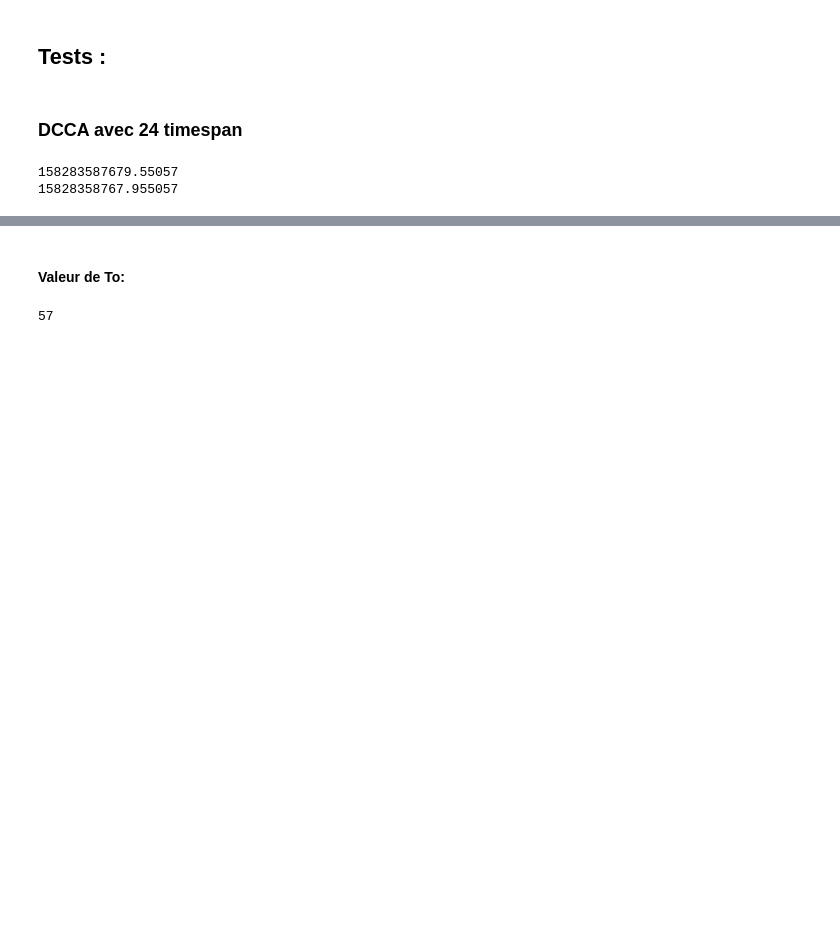
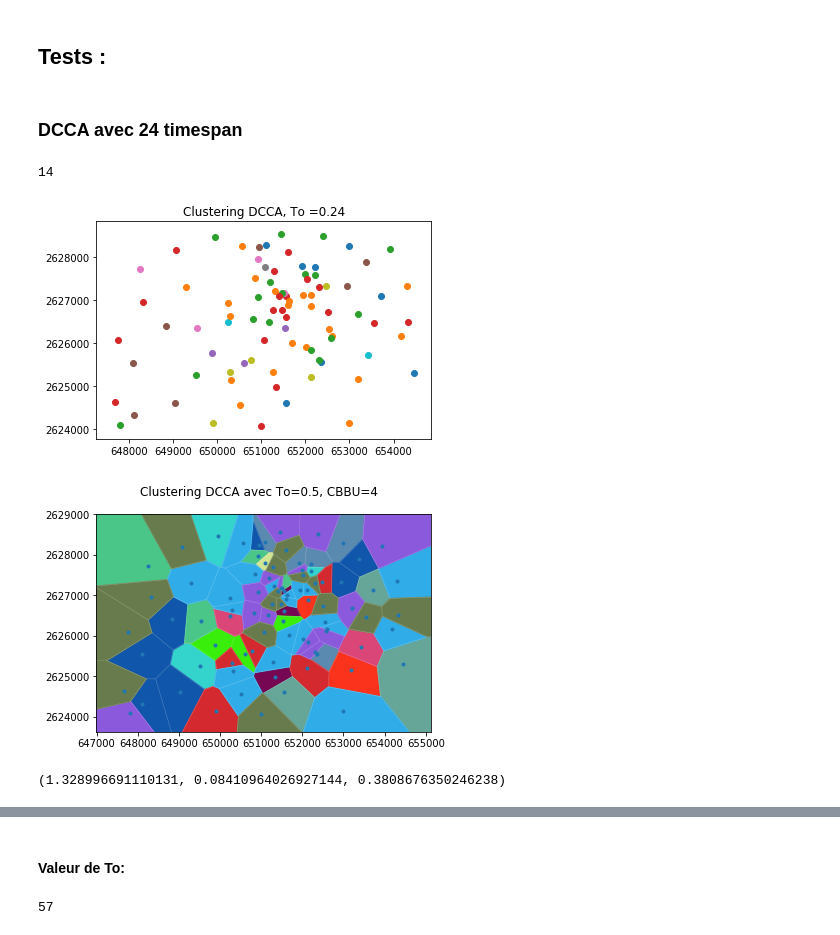
Before and after one commit to hanane-djeddal/PLDAC, a Jupyter notebook: Code/DCCA sur trafic_V3.ipynb, the cells around one changed output, grey strips where cells are left out. Saved outputs shown, nothing was run; the diff lists cells and outputs as text; code cells hidden in the pictures; blank space fills up the shorter version.

```diff
--- a/Code/DCCA sur trafic_V3.ipynb
+++ b/Code/DCCA sur trafic_V3.ipynb
@@ -365,11 +368,20 @@ trafic_min0=np.min(F)*0.75
 F_norm=DCCA.normalize_trafic(F,trafic_max0,trafic_min0)
 for i in range(len(r)):
         r[i].setTrafic(F_norm[i])
-# %%
-CBBU=10
-CBBU_denorm=CBBU*(trafic_max-trafic_min)+trafic_min
-print(CBBU_denorm)
-print(trafic_max)
-# %% [output]
-158283587679.55057
-15828358767.955057
+# %%
+NBBU=2
+CBBU=4
+To=0.5
+#P,l=apply_DCCA(F,r,To,CBBU)
+
+T=DCCA.peak_tracking(CBBU,F_norm,r)
+W=DCCA.matriceComplementarite(r,CBBU,To)
+P,l=DCCA.iterative_DCCA (r,F_norm,CBBU,max_iter,To,iter_converge)
+coord,clusters,k=display_cluster(P)
+print(k)
+#color=colors(k)
+affichage_vor(clusters,coord,color, "Clustering DCCA avec To=0.5, CBBU=4")
+# %% [output]
+14
+[figure, added]
+[figure, added]
@@ -375,0 +404,4 @@ print(trafic_max)
+# %%
+print(gain(P,CBBU))
+# %% [output]
+(1.328996691110131, 0.08410964026927144, 0.3808676350246238)
```
Also changed, not shown: parts of 30 cells of this notebook, 14 other files.
